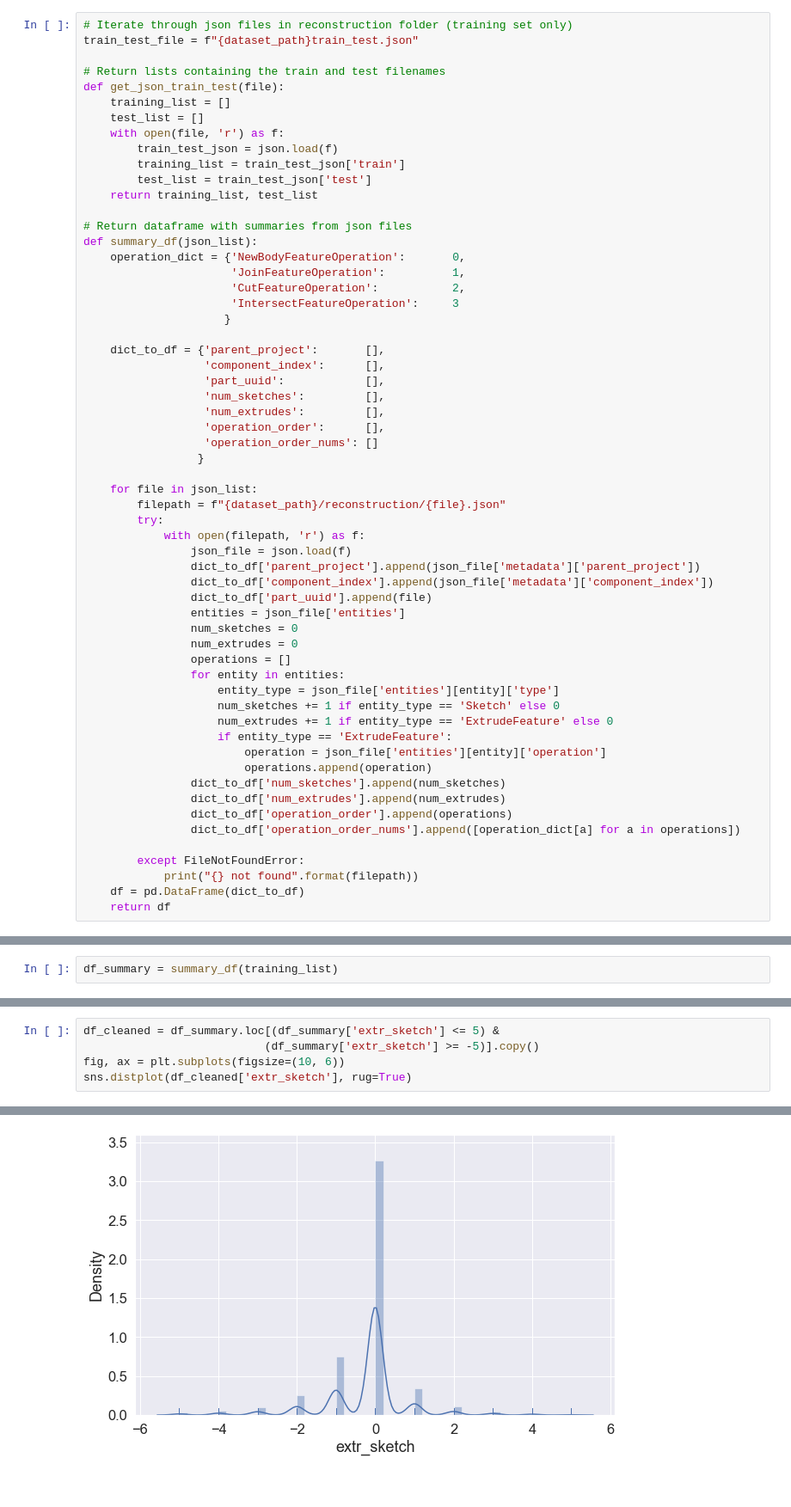
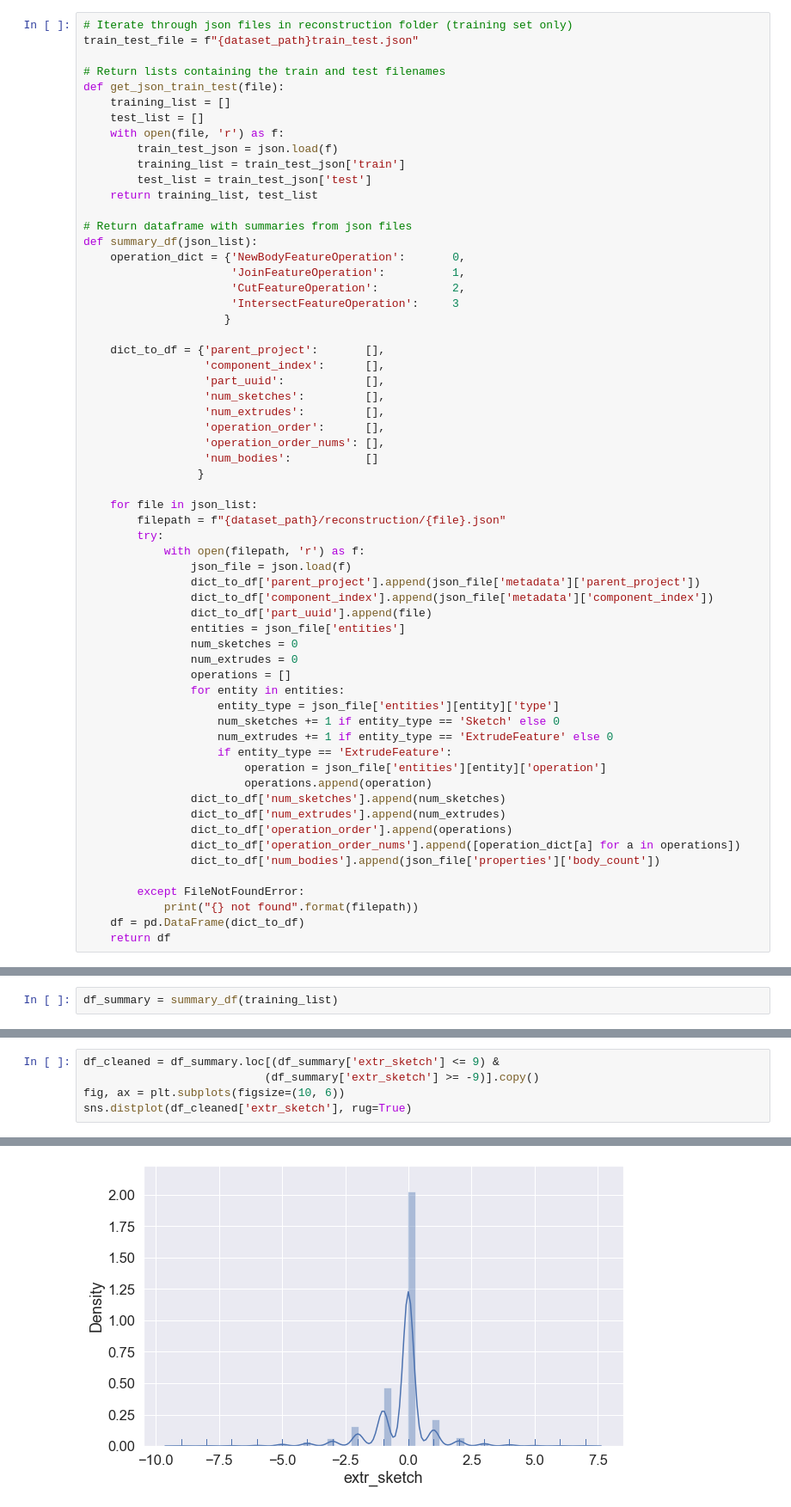
Before and after one commit to ericevje/cs109b-group44, a Jupyter notebook: notebooks/cs109b_project_data_exploration.ipynb, the cells around one changed output, grey strips where cells are left out. Shown at 86% size. Saved outputs shown, nothing was run; the diff lists cells and outputs as text.

```diff
--- a/notebooks/cs109b_project_data_exploration.ipynb
+++ b/notebooks/cs109b_project_data_exploration.ipynb
@@ -232,7 +230,8 @@ def summary_df(json_list):
                   'num_sketches':         [],
                   'num_extrudes':         [],
                   'operation_order':      [],
-                  'operation_order_nums': []
+                  'operation_order_nums': [],
+                  'num_bodies':           []
                  }
 
     for file in json_list:
@@ -258,6 +257,7 @@ def summary_df(json_list):
                 dict_to_df['num_extrudes'].append(num_extrudes)
                 dict_to_df['operation_order'].append(operations)
                 dict_to_df['operation_order_nums'].append([operation_dict[a] for a in operations])
+                dict_to_df['num_bodies'].append(json_file['properties']['body_count'])
 
         except FileNotFoundError:
             print("{} not found".format(filepath))
@@ -329,10 +328,10 @@ sns.distplot(df_summary['extr_sketch'], rug=True)
 <AxesSubplot:xlabel='extr_sketch', ylabel='Density'>
 [figure]
 # %%
-df_cleaned = df_summary.loc[(df_summary['extr_sketch'] <= 5) &
-                           (df_summary['extr_sketch'] >= -5)].copy()
+df_cleaned = df_summary.loc[(df_summary['extr_sketch'] <= 9) &
+                           (df_summary['extr_sketch'] >= -9)].copy()
 fig, ax = plt.subplots(figsize=(10, 6))
 sns.distplot(df_cleaned['extr_sketch'], rug=True)
 # %% [output]
 <AxesSubplot:xlabel='extr_sketch', ylabel='Density'>
-[figure, old version]
+[figure, new version]
```
Also changed, not shown: parts of 13 cells of this notebook, 1 other file.
